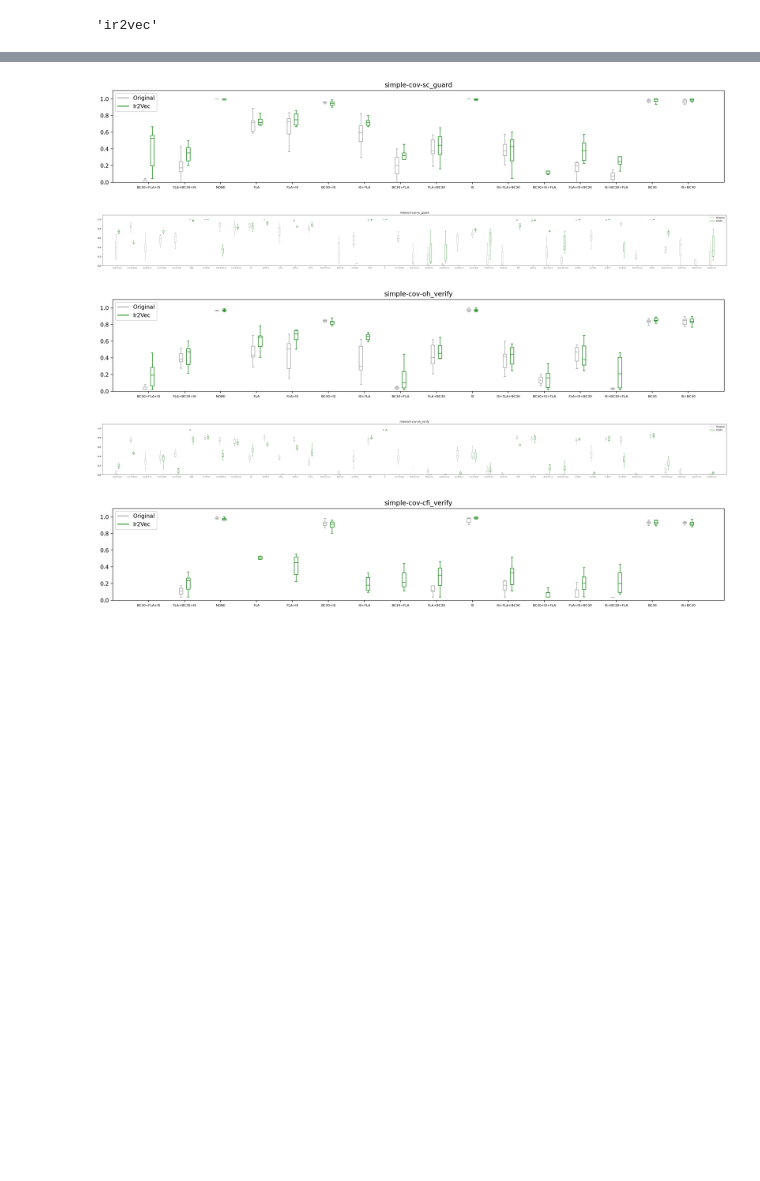
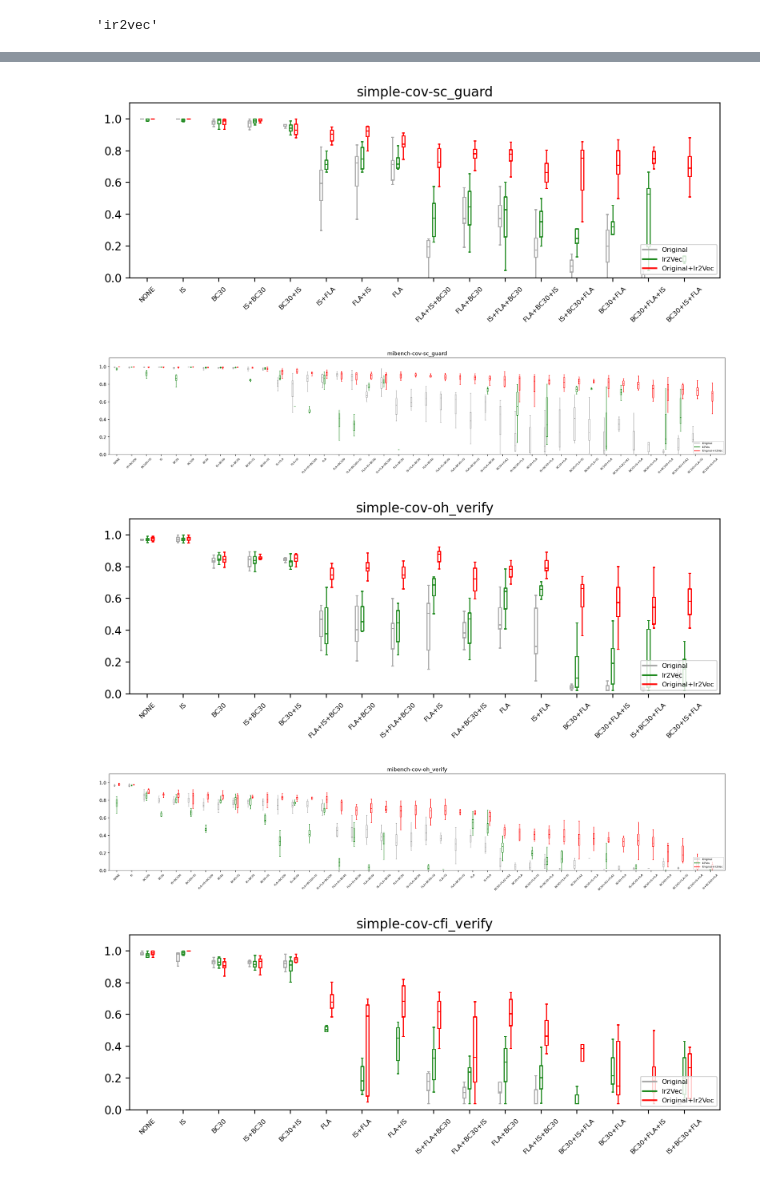
Before and after one commit to tum-i4/sipvsml, a Jupyter notebook: notebooks/plot_results.ipynb, the cells around one changed output, grey strips where cells are left out. Saved outputs shown, nothing was run; the diff lists cells and outputs as text; code cells hidden in the pictures; blank space fills up the shorter version.

Commit message:
Update result plots

```diff
--- a/notebooks/plot_results.ipynb
+++ b/notebooks/plot_results.ipynb
@@ -143,9 +144,21 @@ def get_plot_results(results_data, protection, filter_data='mibench-cov'):
             plot_results[obfuscation][dataset] = res['fold_result'][protection]
     return plot_results
 # %%
-plot_results = get_plot_results(results_data, 'sc_guard')
+plot_results = get_plot_results(results_data, 'none')
+# %%
+def median(nums):
+    return sorted(nums)[len(nums)//2]
+
+
+# def median(nums):
+#     return sum(nums)/len(nums)
 # %%
-data_labels = list(plot_results.keys())
+data_labels = sorted(
+    plot_results.keys(),
+    key=lambda key: median(plot_results[key]['tf_idf_plus_ir2vec']),
+    reverse=True
+)
 data_values_original = [plot_results[label]['original'] for label in data_labels]
 data_values_ir2vec = [plot_results[label]['ir2vec'] for label in data_labels]
+data_values_tf_idf_plus_ir2vec = [plot_results[label]['tf_idf_plus_ir2vec'] for label in data_labels]
 # %%
@@ -192,0 +208,3 @@ draw_plot(data_labels, data_values_original, data_values_ir2vec, plot_title, fil
+# %%
+data_values = [data_values_original, data_values_ir2vec, data_values_tf_idf_plus_ir2vec]
+draw_plot(data_labels, data_values, 'asd', 'asasd')
@@ -193,16 +213,27 @@ draw_plot(data_labels, data_values_original, data_values_ir2vec, plot_title, fil
 # %%
 for protection in ['sc_guard', 'oh_verify', 'cfi_verify']:
+    mibench_plot_results = get_plot_results(results_data, protection, 'mibench-cov')
+    mibench_data_labels = sorted(
+        mibench_plot_results.keys(),
+        key=lambda key: median(mibench_plot_results[key]['tf_idf_plus_ir2vec']),
+        reverse=True
+    )
+
     for src_dataset in ['simple-cov', 'mibench-cov']:
         plot_results = get_plot_results(results_data, protection, src_dataset)
-        data_labels = list(plot_results.keys())
+
+        data_labels = sorted(plot_results.keys(), key=lambda key: mibench_data_labels.index(key) if key in mibench_data_labels else len(mibench_data_labels))
         data_values_original = [plot_results[label]['original'] for label in data_labels]
         data_values_ir2vec = [plot_results[label]['ir2vec'] for label in data_labels]
+        data_values_tf_idf_plus_ir2vec = [plot_results[label]['tf_idf_plus_ir2vec'] for label in data_labels]
+
         plot_title = f'{src_dataset}-{protection}'
         file_name = f'plots/{plot_title}.pdf'
-        draw_plot(data_labels, data_values_original, data_values_ir2vec, plot_title, file_name)
+        data_values = [data_values_original, data_values_ir2vec, data_values_tf_idf_plus_ir2vec]
+        draw_plot(data_labels, data_values, plot_title, file_name)
 # %% [output]
-[figure, old version]
+[figure, new version]
-[figure, old version]
+[figure, new version]
-[figure, old version]
+[figure, new version]
-[figure, old version]
+[figure, new version]
-[figure, old version]
+[figure, new version]
```
Also changed, not shown: parts of 12 cells of this notebook.
